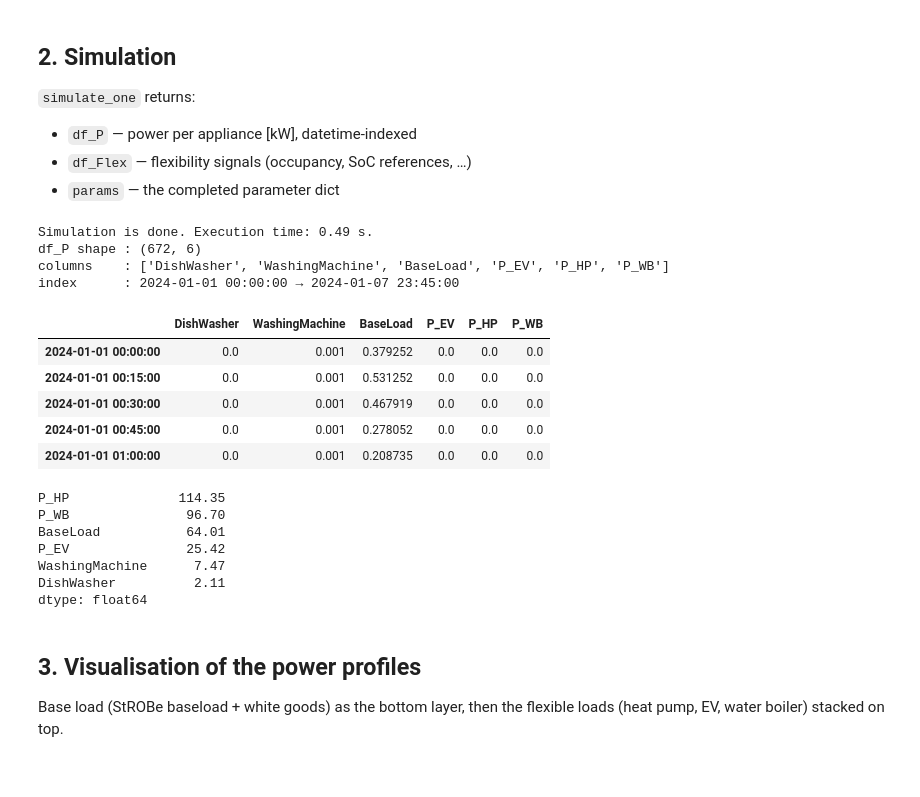
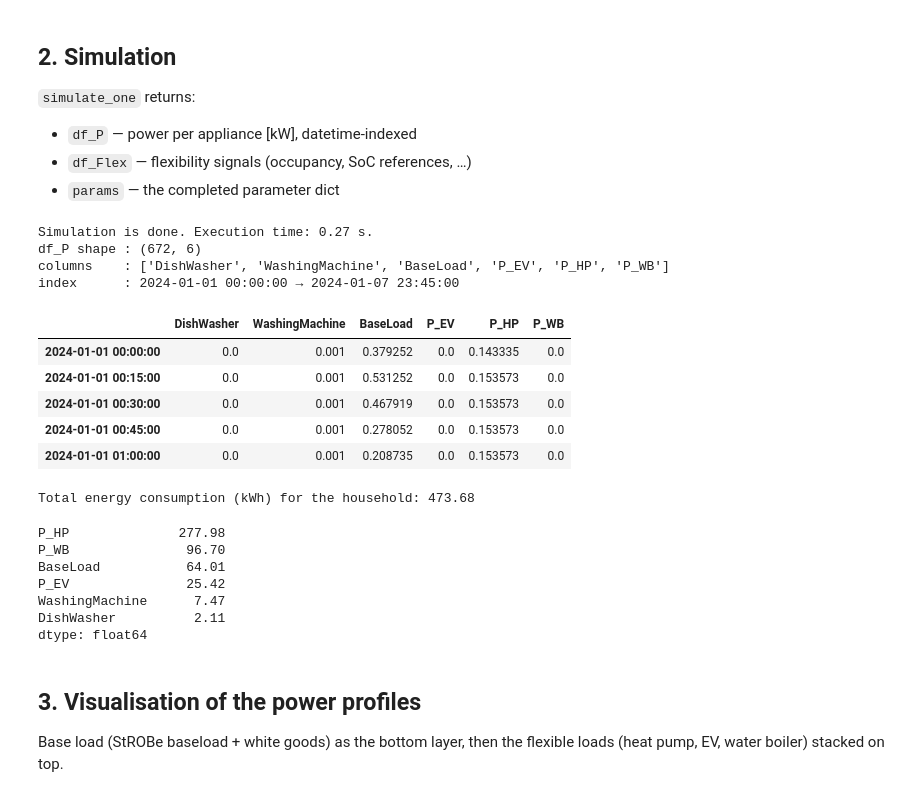
Before and after one commit to Diffels/ResFlex, a Jupyter notebook: notebooks/resflex_demo.ipynb, the cells around one changed output. Cells and saved outputs as stored; diff of their text form; code cells hidden in the pictures.

```diff
--- a/notebooks/resflex_demo.ipynb
+++ b/notebooks/resflex_demo.ipynb
@@ -79,7 +79,7 @@ config = {
 
     # --- heat pump ---
     "HP": True,
-    "HP_data": {"Year": 1975, "Size": 175, "Floors": 3, "P_nom": 3, "COP": 3},
+    "HP_data": {"Year": 1980, "Size": 175, "Floors": 3, "P_nom": 3, "COP": 3},
 
     # --- household composition ---
     "inhabitants": 4,
@@ -100,36 +100,37 @@ Expected output length: 672 rows (7 days @ 15 min)
 - `params` — the completed parameter dict
 # %%
 df_P, df_Flex, params = resflex.simulate_one(
-    config, save=False, plot_res=False, print_res=False
-)
+    config, save=False, plot_res=False, print_res=False)
 
 print("df_P shape :", df_P.shape)
 print("columns    :", list(df_P.columns))
 print("index      :", df_P.index[0], "→", df_P.index[-1])
 df_P.head()
 # %% [output]
-Simulation is done. Execution time: 0.49 s.
+Simulation is done. Execution time: 0.27 s.
 df_P shape : (672, 6)
 columns    : ['DishWasher', 'WashingMachine', 'BaseLoad', 'P_EV', 'P_HP', 'P_WB']
 index      : 2024-01-01 00:00:00 → 2024-01-07 23:45:00
 |  | DishWasher | WashingMachine | BaseLoad | P_EV | P_HP | P_WB |
-| 2024-01-01 00:00:00 | 0.0 | 0.001 | 0.379252 | 0.0 | 0.0 | 0.0 |
-| 2024-01-01 00:15:00 | 0.0 | 0.001 | 0.531252 | 0.0 | 0.0 | 0.0 |
-| 2024-01-01 00:30:00 | 0.0 | 0.001 | 0.467919 | 0.0 | 0.0 | 0.0 |
-| 2024-01-01 00:45:00 | 0.0 | 0.001 | 0.278052 | 0.0 | 0.0 | 0.0 |
-| 2024-01-01 01:00:00 | 0.0 | 0.001 | 0.208735 | 0.0 | 0.0 | 0.0 |
+| 2024-01-01 00:00:00 | 0.0 | 0.001 | 0.379252 | 0.0 | 0.143335 | 0.0 |
+| 2024-01-01 00:15:00 | 0.0 | 0.001 | 0.531252 | 0.0 | 0.153573 | 0.0 |
+| 2024-01-01 00:30:00 | 0.0 | 0.001 | 0.467919 | 0.0 | 0.153573 | 0.0 |
+| 2024-01-01 00:45:00 | 0.0 | 0.001 | 0.278052 | 0.0 | 0.153573 | 0.0 |
+| 2024-01-01 01:00:00 | 0.0 | 0.001 | 0.208735 | 0.0 | 0.153573 | 0.0 |
 # %%
 # Per-appliance energy over the simulated horizon
 energy_kwh = df_P.sum() * (config["timestep"] / 60.0)
+print("Total energy consumption (kWh) for the household:", energy_kwh.sum().round(2))
 energy_kwh.sort_values(ascending=False).round(2)
 # %% [output]
-P_HP              114.35
-P_WB               96.70
-BaseLoad           64.01
-P_EV               25.42
-WashingMachine      7.47
-DishWasher          2.11
-dtype: float64
+Total energy consumption (kWh) for the household: 473.68
+P_HP              277.98
+P_WB               96.70
+BaseLoad           64.01
+P_EV               25.42
+WashingMachine      7.47
+DishWasher          2.11
+dtype: float64
 # %% [markdown]
 ## 3. Visualisation of the power profiles
 
```
Also changed, not shown: parts of 2 cells of this notebook, 3 other files.
